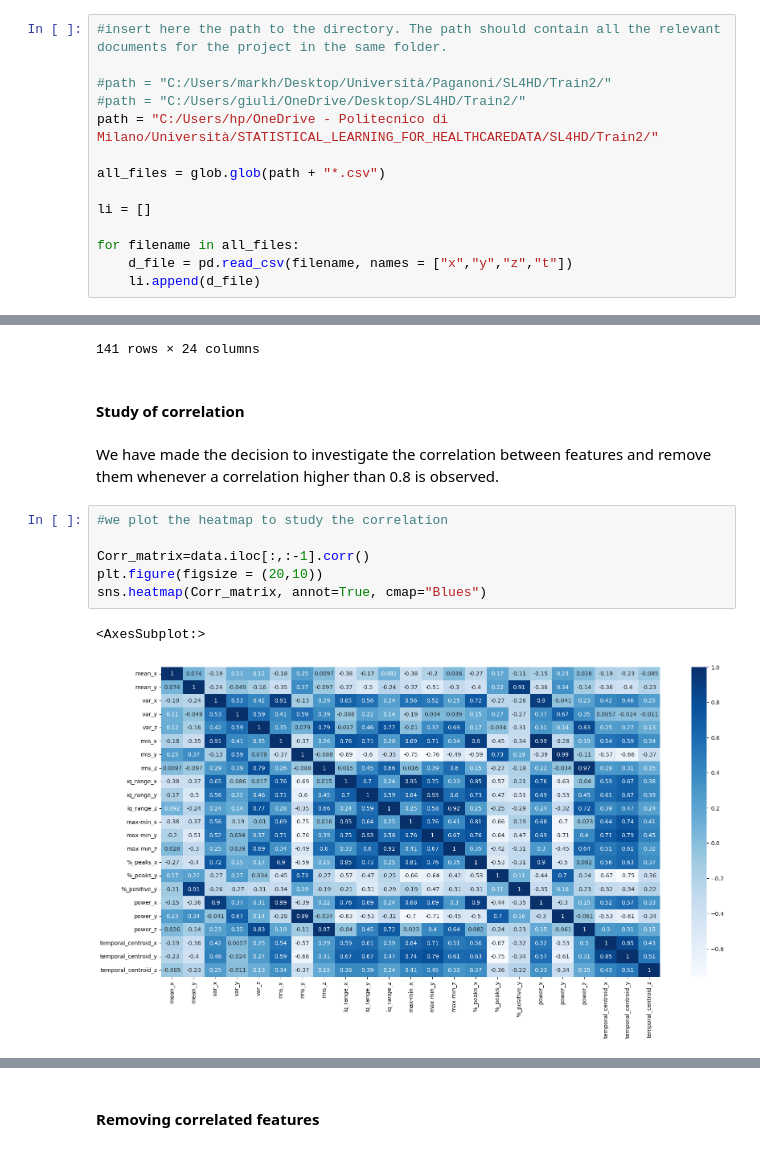
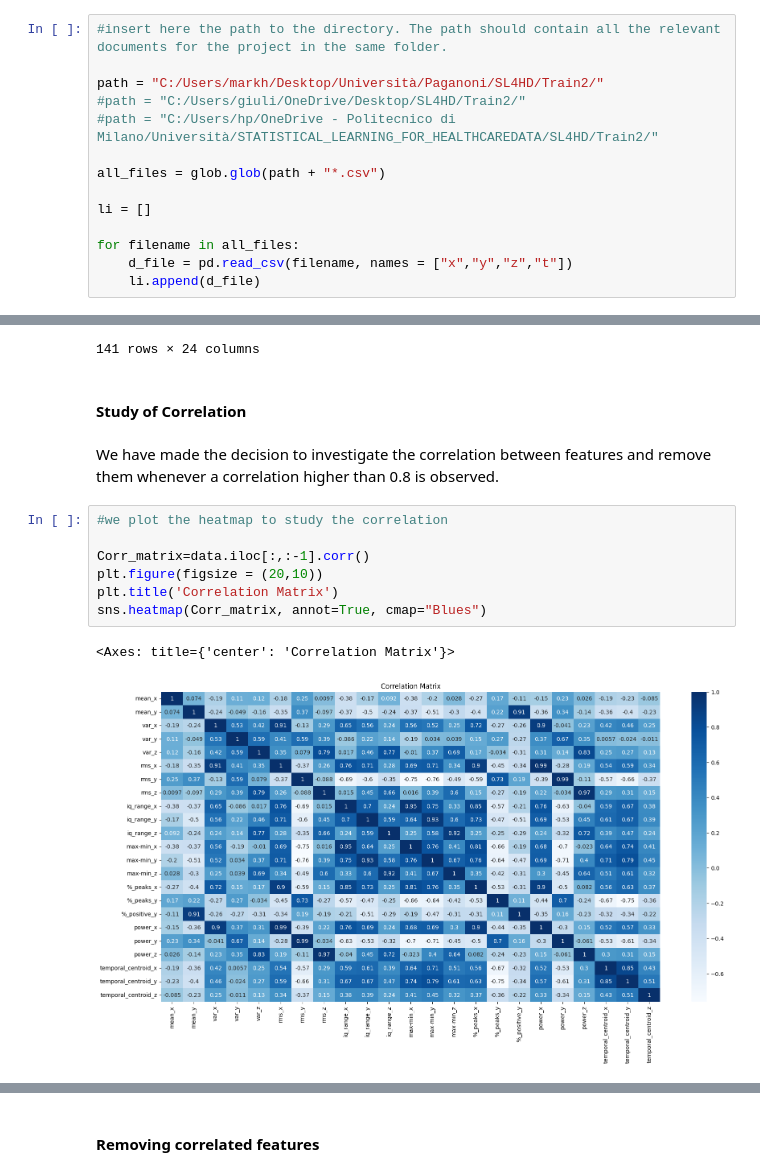
Before and after one commit to Vinavil334/SL4HD, a Jupyter notebook: Project.ipynb, the cells around one changed output, grey strips where cells are left out. Cells and saved outputs as stored; diff of their text form.

```diff
--- a/Project.ipynb
+++ b/Project.ipynb
@@ -37,9 +35,9 @@ As a subsequent step, we proceed to construct a list that encompasses the three
 # %%
 #insert here the path to the directory. The path should contain all the relevant documents for the project in the same folder.
 
-#path = "C:/Users/markh/Desktop/Università/Paganoni/SL4HD/Train2/"
+path = "C:/Users/markh/Desktop/Università/Paganoni/SL4HD/Train2/"
 #path = "C:/Users/giuli/OneDrive/Desktop/SL4HD/Train2/"
-path = "C:/Users/hp/OneDrive - Politecnico di Milano/Università/STATISTICAL_LEARNING_FOR_HEALTHCAREDATA/SL4HD/Train2/"
+#path = "C:/Users/hp/OneDrive - Politecnico di Milano/Università/STATISTICAL_LEARNING_FOR_HEALTHCAREDATA/SL4HD/Train2/"
 
 all_files = glob.glob(path + "*.csv")
 
@@ -967,18 +965,19 @@ data_test
 | 140 | 0.308274 | 0.724862 | 0.207443 | 0.245889 | 0.136815 | 0.549902 | 0.878188 | 0.372442 | 0.196393 | 0.289275 | ... |
 141 rows × 24 columns
 # %% [markdown]
-#### **Study of correlation**
+#### Study of Correlation
 # %% [markdown]
 We have made the decision to investigate the correlation between features and remove them whenever a correlation higher than 0.8 is observed.
 # %%
 #we plot the heatmap to study the correlation
 
 Corr_matrix=data.iloc[:,:-1].corr()
 plt.figure(figsize = (20,10))
+plt.title('Correlation Matrix')
 sns.heatmap(Corr_matrix, annot=True, cmap="Blues")
 # %% [output]
-<AxesSubplot:>
+<Axes: title={'center': 'Correlation Matrix'}>
-[figure, old version]
+[figure, new version]
 # %%
 #we remove highly correlated features
 
```
Also changed, not shown: parts of 30 cells of this notebook, 1 other file.
